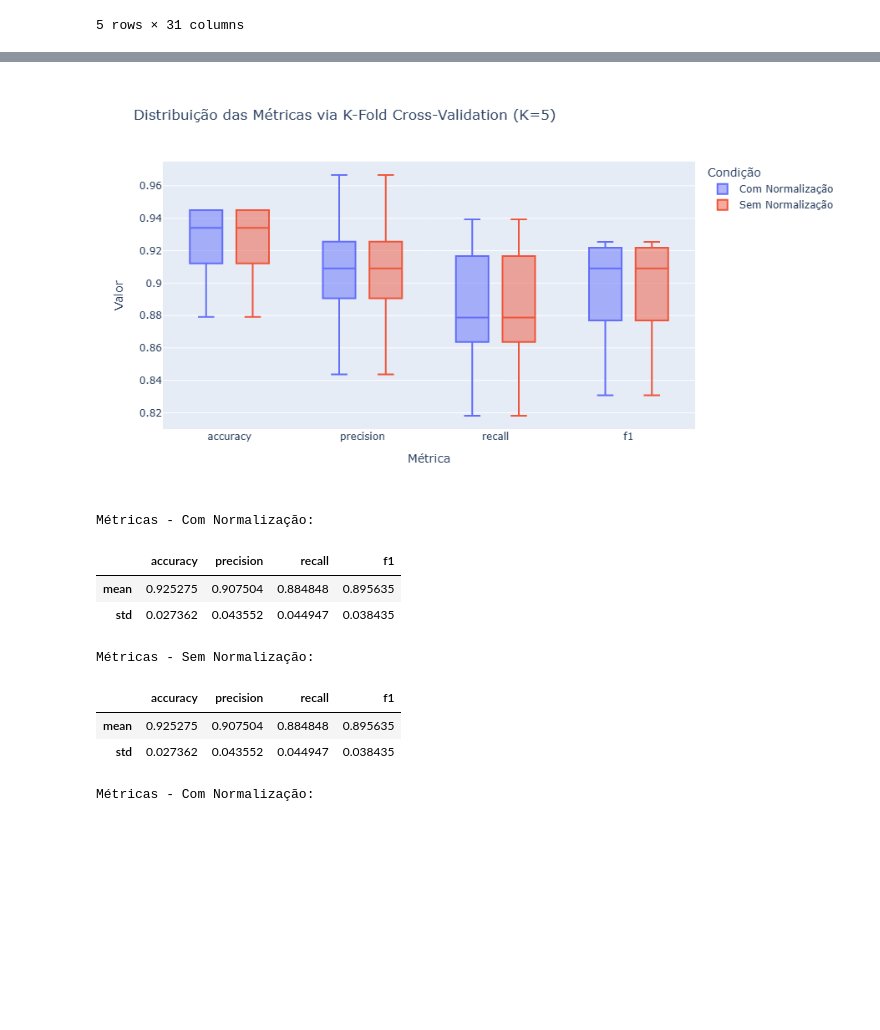
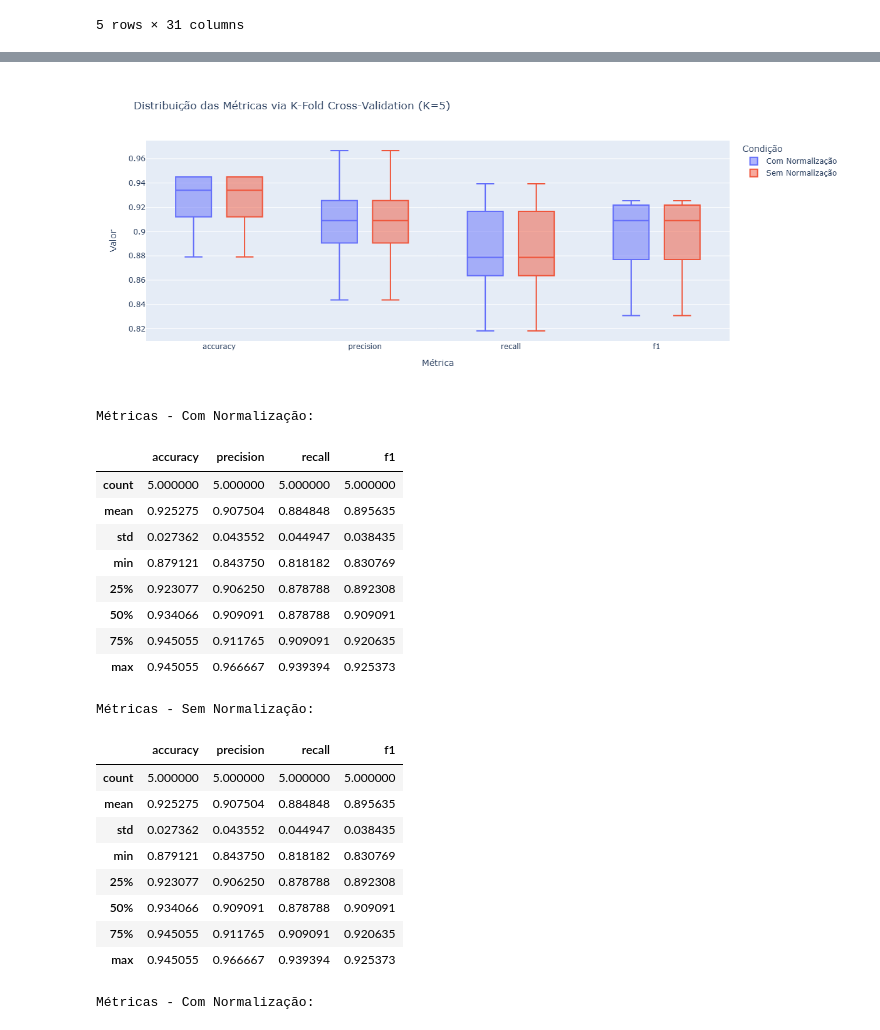
Before and after one commit to KauaHenSilva/trabalho_topicos_5, a Jupyter notebook: main.ipynb, the cells around one changed output, grey strips where cells are left out. Cells and saved outputs as stored; diff of their text form; code cells hidden in the pictures; blank space fills up the shorter version.

```diff
--- a/main.ipynb
+++ b/main.ipynb
@@ -330,46 +329,57 @@ scores_kfold_norm_df = pd.DataFrame({
     'precision': scores_kfold_norm['test_precision'],
     'recall': scores_kfold_norm['test_recall'],
     'f1': scores_kfold_norm['test_f1']
 })
 
 scores_kfold_no_norm_df = pd.DataFrame({
     'accuracy': scores_kfold_no_norm['test_accuracy'],
     'precision': scores_kfold_no_norm['test_precision'],
     'recall': scores_kfold_no_norm['test_recall'],
     'f1': scores_kfold_no_norm['test_f1']
 })
 
 scores_kfold_norm_df['Condição'] = 'Com Normalização'
 scores_kfold_no_norm_df['Condição'] = 'Sem Normalização'
 
 scores_kfold_combined = pd.concat([scores_kfold_norm_df, scores_kfold_no_norm_df])
 scores_kfold_melted = scores_kfold_combined.melt(id_vars='Condição', var_name='Métrica', value_name='Valor')
 
 fig = px.box(
     scores_kfold_melted,
     x='Métrica',
     y='Valor',
     color='Condição',
     title='Distribuição das Métricas via K-Fold Cross-Validation (K=5)',
-    width=900,
-    height=500
+    width=width_graph,
 )
 fig.show()
 
 print("\nMétricas - Com Normalização:")
-display(scores_kfold_norm_df.describe().loc[['mean', 'std']])
+display(scores_kfold_norm_df.describe())
 print("\nMétricas - Sem Normalização:")
-display(scores_kfold_no_norm_df.describe().loc[['mean', 'std']])
+display(scores_kfold_no_norm_df.describe())
 # %% [output]
-[figure, old version]
+[figure, new version]
 Métricas - Com Normalização:
 |  | accuracy | precision | recall | f1 |
+| count | 5.000000 | 5.000000 | 5.000000 | 5.000000 |
 | mean | 0.925275 | 0.907504 | 0.884848 | 0.895635 |
 | std | 0.027362 | 0.043552 | 0.044947 | 0.038435 |
+| min | 0.879121 | 0.843750 | 0.818182 | 0.830769 |
+| 25% | 0.923077 | 0.906250 | 0.878788 | 0.892308 |
+| 50% | 0.934066 | 0.909091 | 0.878788 | 0.909091 |
+| 75% | 0.945055 | 0.911765 | 0.909091 | 0.920635 |
+| max | 0.945055 | 0.966667 | 0.939394 | 0.925373 |
 Métricas - Sem Normalização:
 |  | accuracy | precision | recall | f1 |
+| count | 5.000000 | 5.000000 | 5.000000 | 5.000000 |
 | mean | 0.925275 | 0.907504 | 0.884848 | 0.895635 |
 | std | 0.027362 | 0.043552 | 0.044947 | 0.038435 |
+| min | 0.879121 | 0.843750 | 0.818182 | 0.830769 |
+| 25% | 0.923077 | 0.906250 | 0.878788 | 0.892308 |
+| 50% | 0.934066 | 0.909091 | 0.878788 | 0.909091 |
+| 75% | 0.945055 | 0.911765 | 0.909091 | 0.920635 |
+| max | 0.945055 | 0.966667 | 0.939394 | 0.925373 |
 # %%
 loo = LeaveOneOut()
 scoring = {
```
Also changed, not shown: parts of 2 cells of this notebook, 1 other file.
